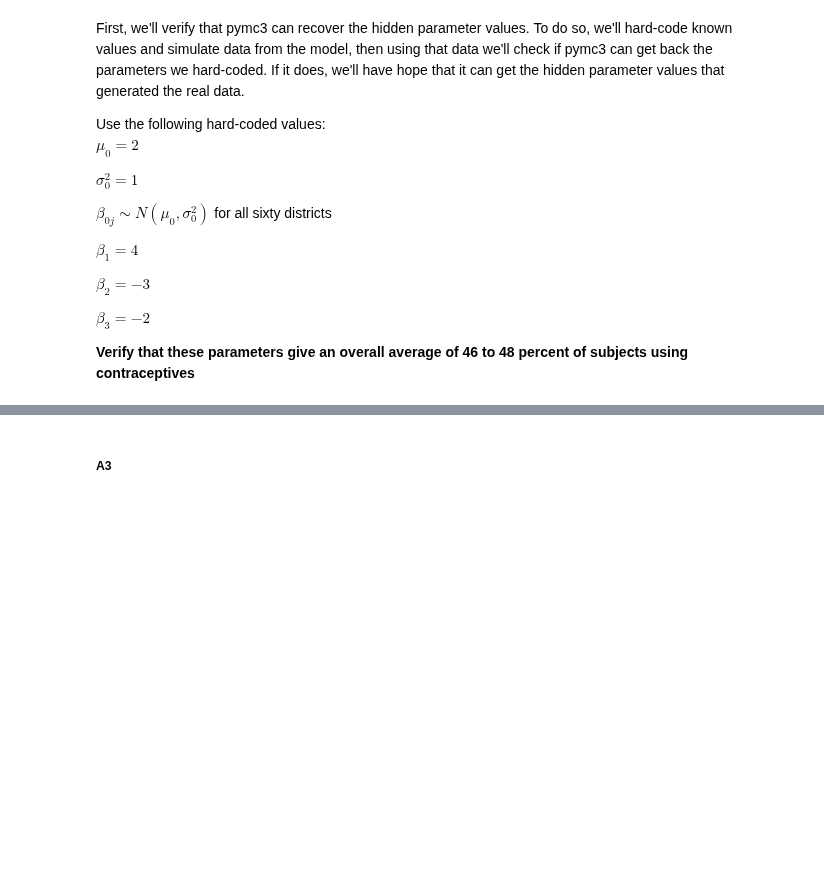
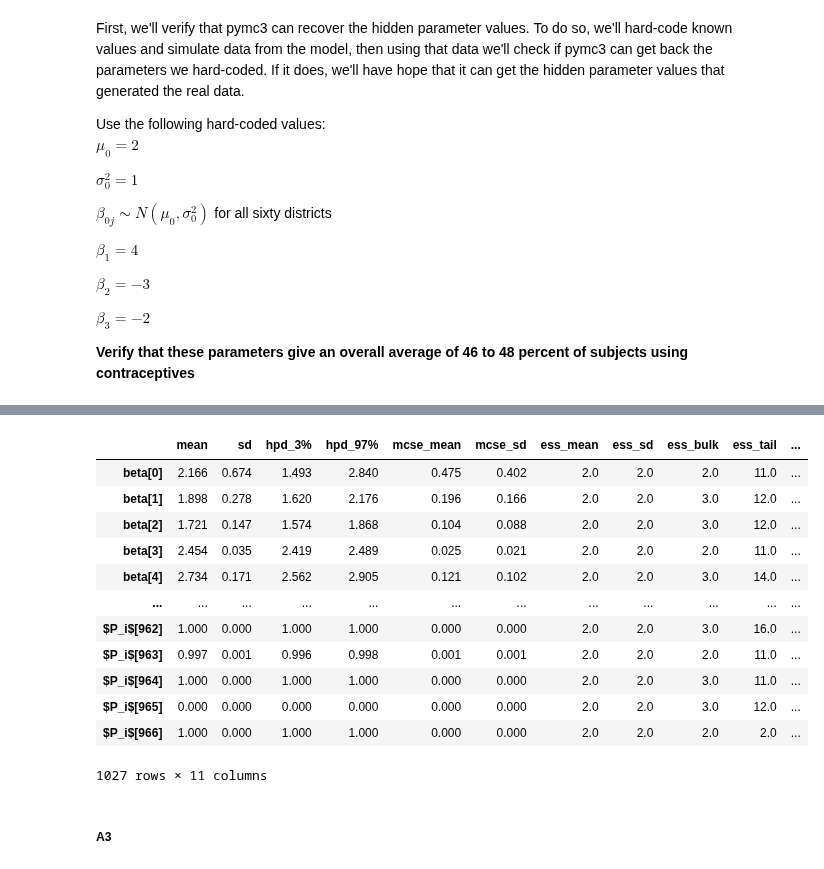
Before and after one commit to jackxxu/2020-CS109B, a Jupyter notebook: content/homeworks/hw03/notebook/cs109b_hw3.ipynb, the cells around one changed output, grey strips where cells are left out. Cells and saved outputs as stored; diff of their text form; code cells hidden in the pictures; blank space fills up the shorter version.

```diff
--- a/content/homeworks/hw03/notebook/cs109b_hw3.ipynb
+++ b/content/homeworks/hw03/notebook/cs109b_hw3.ipynb
@@ -137,0 +170,3 @@ $\beta_3 = -2$
+# %%
+results = pm.summary(trace)
+results[:10]
@@ -138,3 +185,19 @@ $\beta_3 = -2$
+# %%
+results
+# %% [output]
+|  | mean | sd | hpd_3% | hpd_97% | mcse_mean | mcse_sd | ess_mean | ess_sd | ess_bulk | ess_tail | ... |
+| beta[0] | 2.166 | 0.674 | 1.493 | 2.840 | 0.475 | 0.402 | 2.0 | 2.0 | 2.0 | 11.0 | ... |
+| beta[1] | 1.898 | 0.278 | 1.620 | 2.176 | 0.196 | 0.166 | 2.0 | 2.0 | 3.0 | 12.0 | ... |
+| beta[2] | 1.721 | 0.147 | 1.574 | 1.868 | 0.104 | 0.088 | 2.0 | 2.0 | 3.0 | 12.0 | ... |
+| beta[3] | 2.454 | 0.035 | 2.419 | 2.489 | 0.025 | 0.021 | 2.0 | 2.0 | 2.0 | 11.0 | ... |
+| beta[4] | 2.734 | 0.171 | 2.562 | 2.905 | 0.121 | 0.102 | 2.0 | 2.0 | 3.0 | 14.0 | ... |
+| ... | ... | ... | ... | ... | ... | ... | ... | ... | ... | ... | ... |
+| $P_i$[962] | 1.000 | 0.000 | 1.000 | 1.000 | 0.000 | 0.000 | 2.0 | 2.0 | 3.0 | 16.0 | ... |
+| $P_i$[963] | 0.997 | 0.001 | 0.996 | 0.998 | 0.001 | 0.001 | 2.0 | 2.0 | 2.0 | 11.0 | ... |
+| $P_i$[964] | 1.000 | 0.000 | 1.000 | 1.000 | 0.000 | 0.000 | 2.0 | 2.0 | 3.0 | 11.0 | ... |
+| $P_i$[965] | 0.000 | 0.000 | 0.000 | 0.000 | 0.000 | 0.000 | 2.0 | 2.0 | 3.0 | 12.0 | ... |
+| $P_i$[966] | 1.000 | 0.000 | 1.000 | 1.000 | 0.000 | 0.000 | 2.0 | 2.0 | 2.0 | 2.0 | ... |
+1027 rows × 11 columns
 # %% [markdown]
 ##### **A3**
 # %% [markdown]
```
Also changed, not shown: parts of 7 cells of this notebook.
